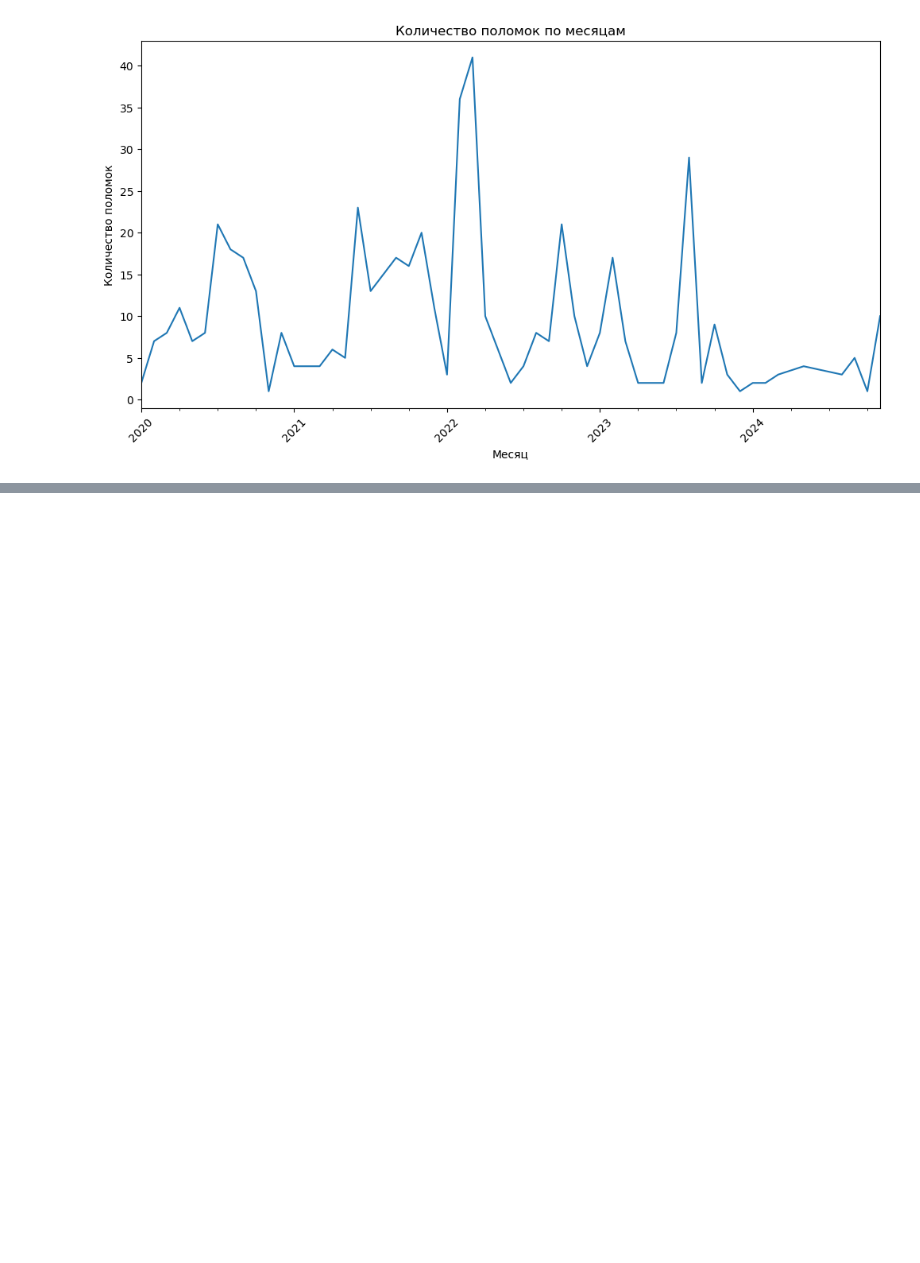
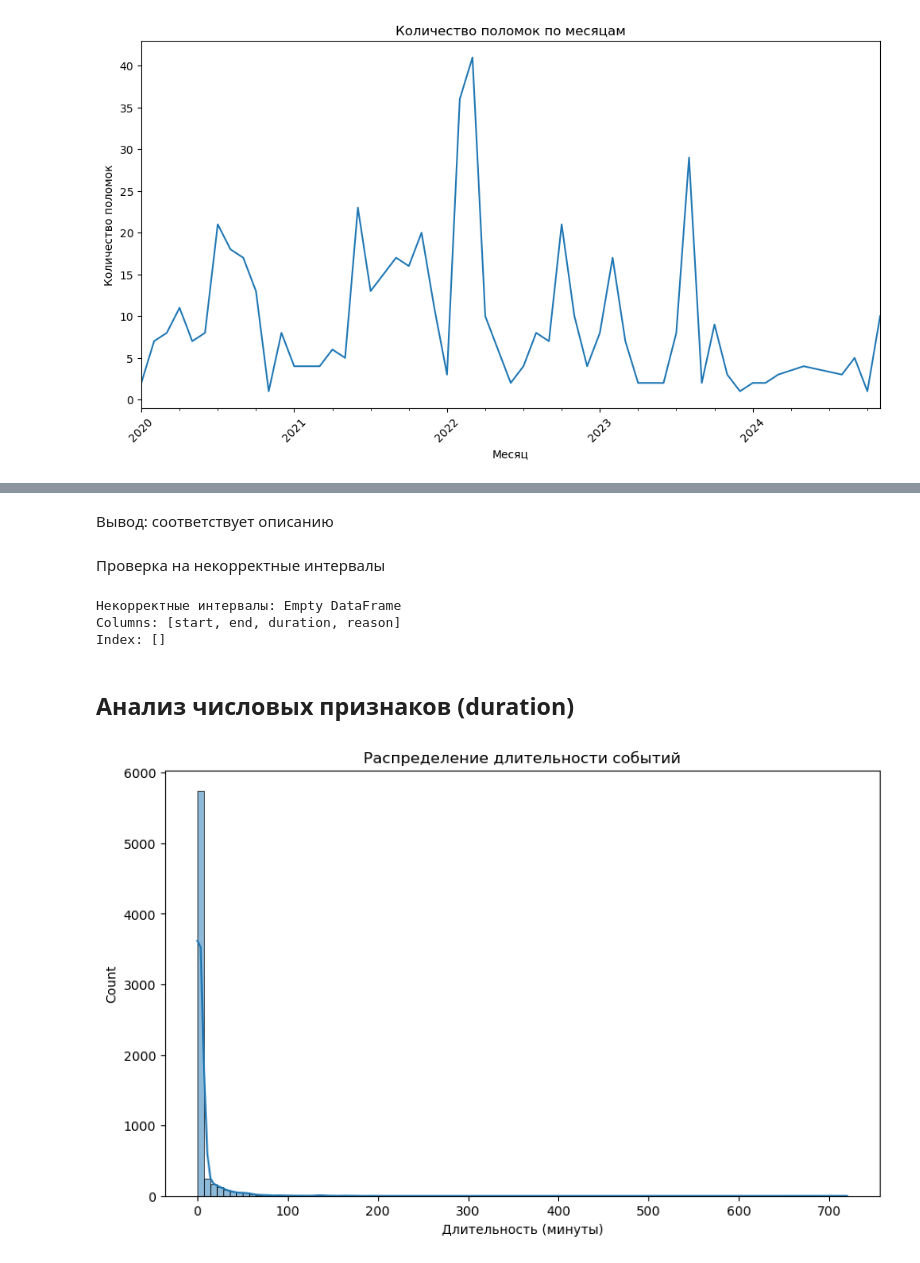
Before and after one commit to MaximIgitov/baltika_hack, a Jupyter notebook: EDA.ipynb, the cells around one changed output, grey strips where cells are left out. Cells and saved outputs as stored; diff of their text form; code cells hidden in the pictures; blank space fills up the shorter version.

```diff
--- a/EDA.ipynb
+++ b/EDA.ipynb
@@ -150,0 +153,3 @@ plt.show()
+# %%
+sensors_july_df = pd.read_excel(r'Датчики за июль 2024.xlsx')
+sensors_july_df.tail()
@@ -150,0 +200,21 @@ plt.show()
+# %% [markdown]
+Вывод: соответствует описанию
+# %% [markdown]
+Проверка на некорректные интервалы
+# %%
+invalid_intervals = sensors_july_df[sensors_july_df['start'] > sensors_july_df['end']]
+print(f"Некорректные интервалы: {invalid_intervals}")
+# %% [output]
+Некорректные интервалы: Empty DataFrame
+Columns: [start, end, duration, reason]
+Index: []
+# %% [markdown]
+## Анализ числовых признаков (duration)
+# %%
+plt.figure(figsize=(10, 6))
+sns.histplot(sensors_july_df['duration'], bins=100, kde=True)
+plt.title('Распределение длительности событий')
+plt.xlabel('Длительность (минуты)')
+plt.show()
+# %% [output]
+[figure, added]
```
Also changed, not shown: parts of 29 cells of this notebook.
